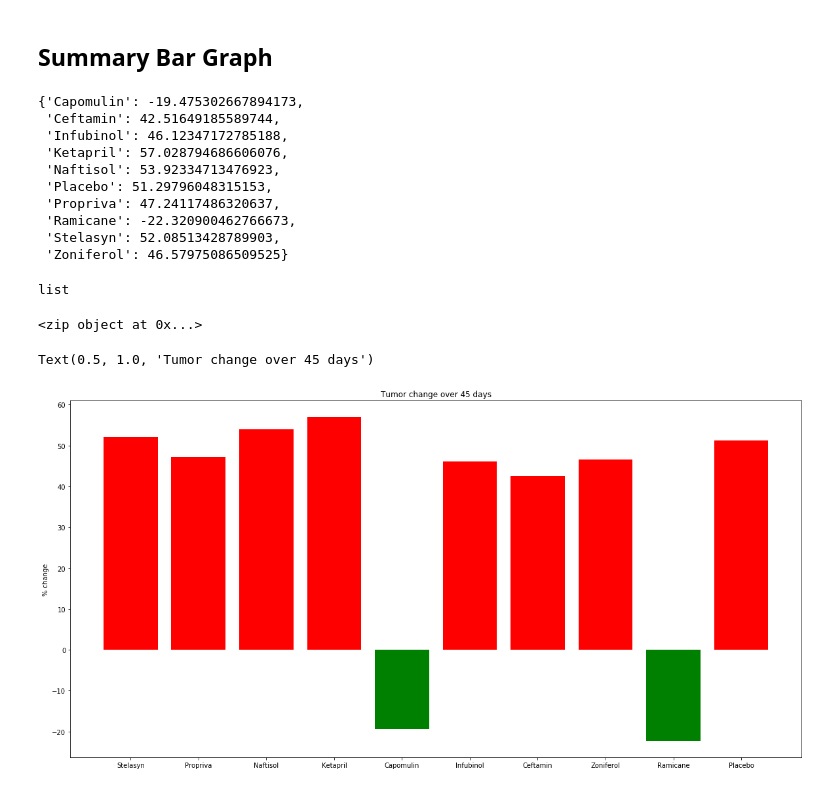
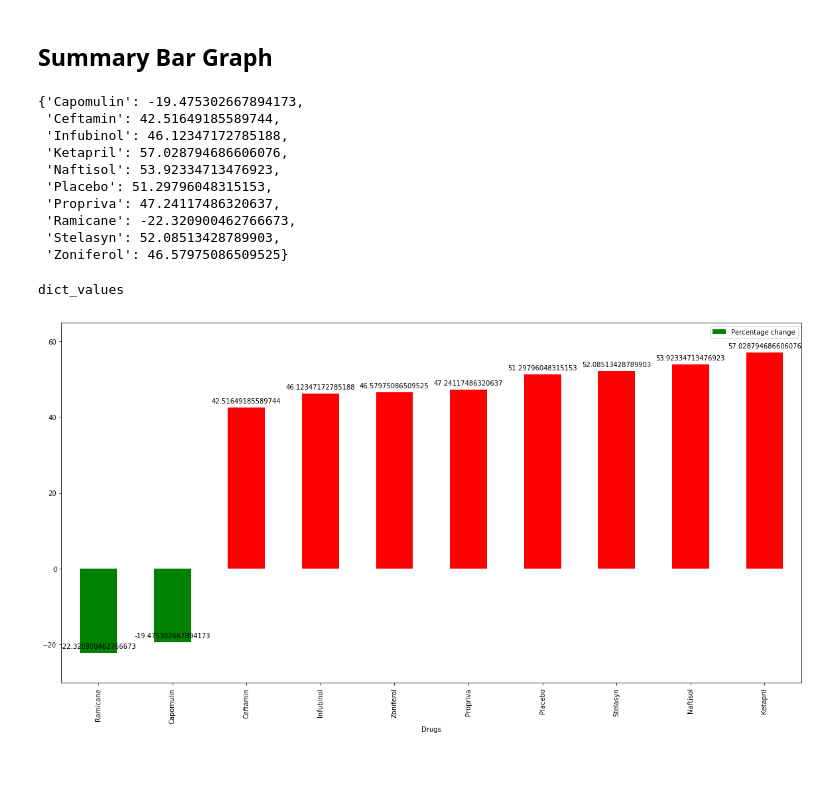
Before and after one commit to omkarkameshiyer/UCBBEL201902DATA2-Week-5-HomeWork, a Jupyter notebook: Pymaceuticals/pymaceuticals_starter.ipynb, the cells around one changed output. Cells and saved outputs as stored; diff of their text form; code cells hidden in the pictures.

```diff
--- a/Pymaceuticals/pymaceuticals_starter.ipynb
+++ b/Pymaceuticals/pymaceuticals_starter.ipynb
@@ -311,8 +311,10 @@ for drug in drugsInList:
     xvalues.append( drug )
     yvalues.append(changePercent)
 pp.pprint(dataToPercentage)
-sorted_by_dataToPercentage = sorted(dataToPercentage.items(), key=lambda kv: kv[1])
+#sorted_by_dataToPercentage = sorted(dataToPercentage.items(), key=lambda kv: kv[1])
+sorted_by_dataToPercentage = dict(sorted(dataToPercentage.items(), key=lambda k: k[1]))
 type(sorted_by_dataToPercentage)
+type(sorted_by_dataToPercentage.values())
 # %% [output]
 {'Capomulin': -19.475302667894173,
  'Ceftamin': 42.51649185589744,
@@ -324,39 +326,64 @@ type(sorted_by_dataToPercentage)
  'Ramicane': -22.320900462766673,
  'Stelasyn': 52.08513428789903,
  'Zoniferol': 46.57975086509525}
-list
+dict_values
 # %%
 # Store all Relevant Percent Changes into a Tuple
+"""
+def if_this_else_that(x, yes_color, no_color):
+    if x > 0:
+        res = yes_color
+    else:
+        res = no_color
+    return(res)
+
 fig3 = plt.figure(figsize=(20,10))
 
 tupleForData = zip(dataToPercentage.keys(), dataToPercentage.values())
 
 # Splice the data between passing and failing drugs
 
 pp.pprint(tupleForData)
 # Orient widths. Add labels, tick marks, etc.
-colors = []
-for yvalue in yvalues:
-    if yvalue<0 :
-        colors.append("green")
+
+plt.bar(sorted_by_dataToPercentage.keys(),sorted_by_dataToPercentage.values(),
+        align='center',label=sorted_by_dataToPercentage.values(),
+        color=[if_this_else_that(item,"red","green") for item in list(sorted_by_dataToPercentage.values())] )
+
+plt.ylabel('Percentage change')
+plt.title('Tumor change over 45 days')
+"""
+def if_this_else_that(x, yes_color, no_color):
+    if x > 0:
+        res = yes_color
     else:
-         colors.append("red")
-
-plt.bar(xvalues,yvalues,  align='center',color=colors)
-plt.ylabel('% change')
-plt.title('Tumor change over 45 days')
+        res = no_color
+    return(res)
 
 # Use functions to label the percentages of changes
 
 
 # Call functions to implement the function calls
+df = pd.DataFrame({'Drugs': list(sorted_by_dataToPercentage.keys()),
+               'Percentage change': list(sorted_by_dataToPercentage.values())})
 
+ax = df.plot(x = "Drugs", y="Percentage change",
+             kind='bar',figsize=(20,10),color=[if_this_else_that(item,"red","green") for item in list(sorted_by_dataToPercentage.values())])
+
+def autolabel(s, ax=None, name=""):
+    x = s.name
+    y = s[name]
+    ax.annotate("{}".format(y), (x,y), xytext=(0,5), textcoords="offset points",
+                ha='center', va='bottom')
+
+df.apply(autolabel, axis=1, ax=ax, name="Percentage change")
+
+ax.margins(y=0.1)
+plt.show()
 
 # Save the Figure
 
 
 # Show the Figure
 # %% [output]
-<zip object at 0x...>
-Text(0.5, 1.0, 'Tumor change over 45 days')
-[figure, old version]
+[figure, new version]
```
